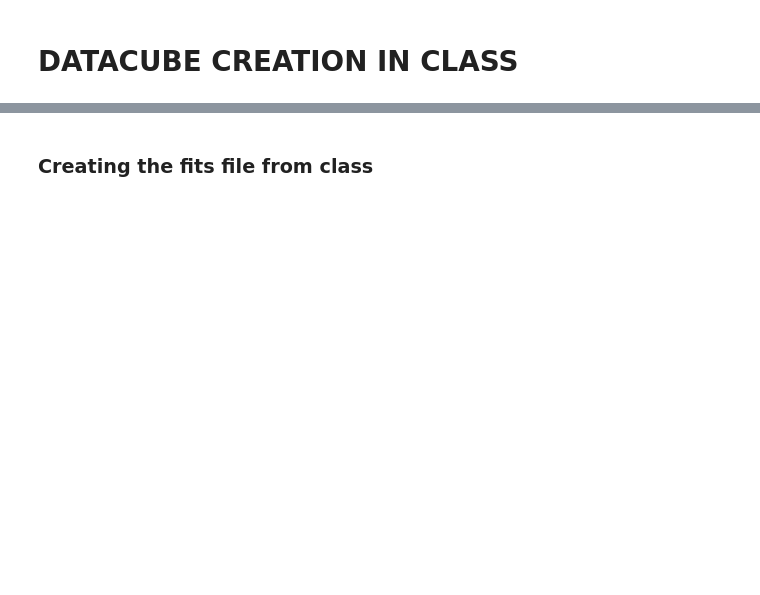
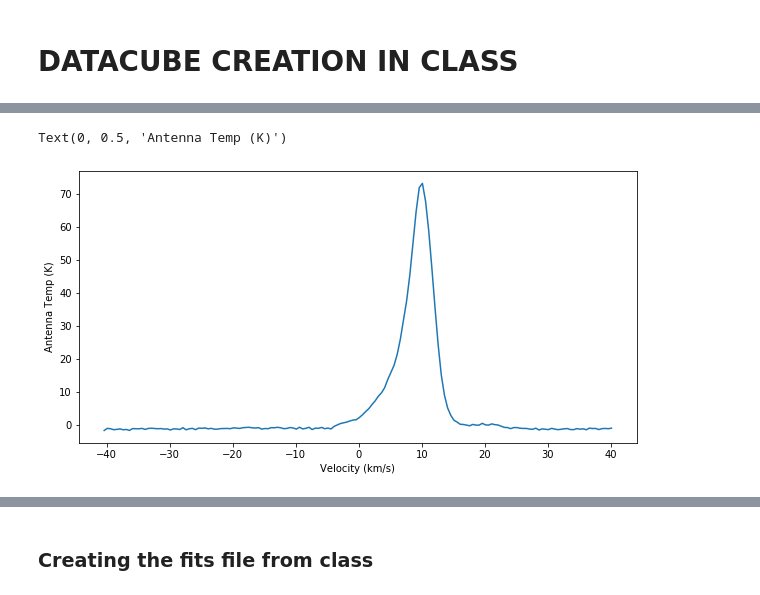
Before and after one commit to KOSMAsubmm/GREAT_data_reduction_notebook, a Jupyter notebook: GREAT_data_reduction_April_21_2023.ipynb, the cells around one changed output, grey strips where cells are left out. Saved outputs shown, nothing was run; the diff lists cells and outputs as text; code cells hidden in the pictures; blank space fills up the shorter version.

```diff
--- a/GREAT_data_reduction_April_21_2023.ipynb
+++ b/GREAT_data_reduction_April_21_2023.ipynb
@@ -751,0 +731,9 @@ output=RunClassScript(cmd)
+# %%
+# average cube spectra
+average_spectra_over_map = cube.mean(axis=(1, 2))
+fig,ax = plt.subplots(1,1)
+fig.set_size_inches(10,5)
+ax.plot(cube.spectral_axis/1e3,average_spectra_over_map.data)
+ax.set_xlabel("Velocity (km/s)")
+ax.set_ylabel("Antenna Temp (K)")
+# %% [output]
@@ -751,0 +741,2 @@ output=RunClassScript(cmd)
+Text(0, 0.5, 'Antenna Temp (K)')
+[figure, added]
```
Also changed, not shown: parts of 76 cells of this notebook.
